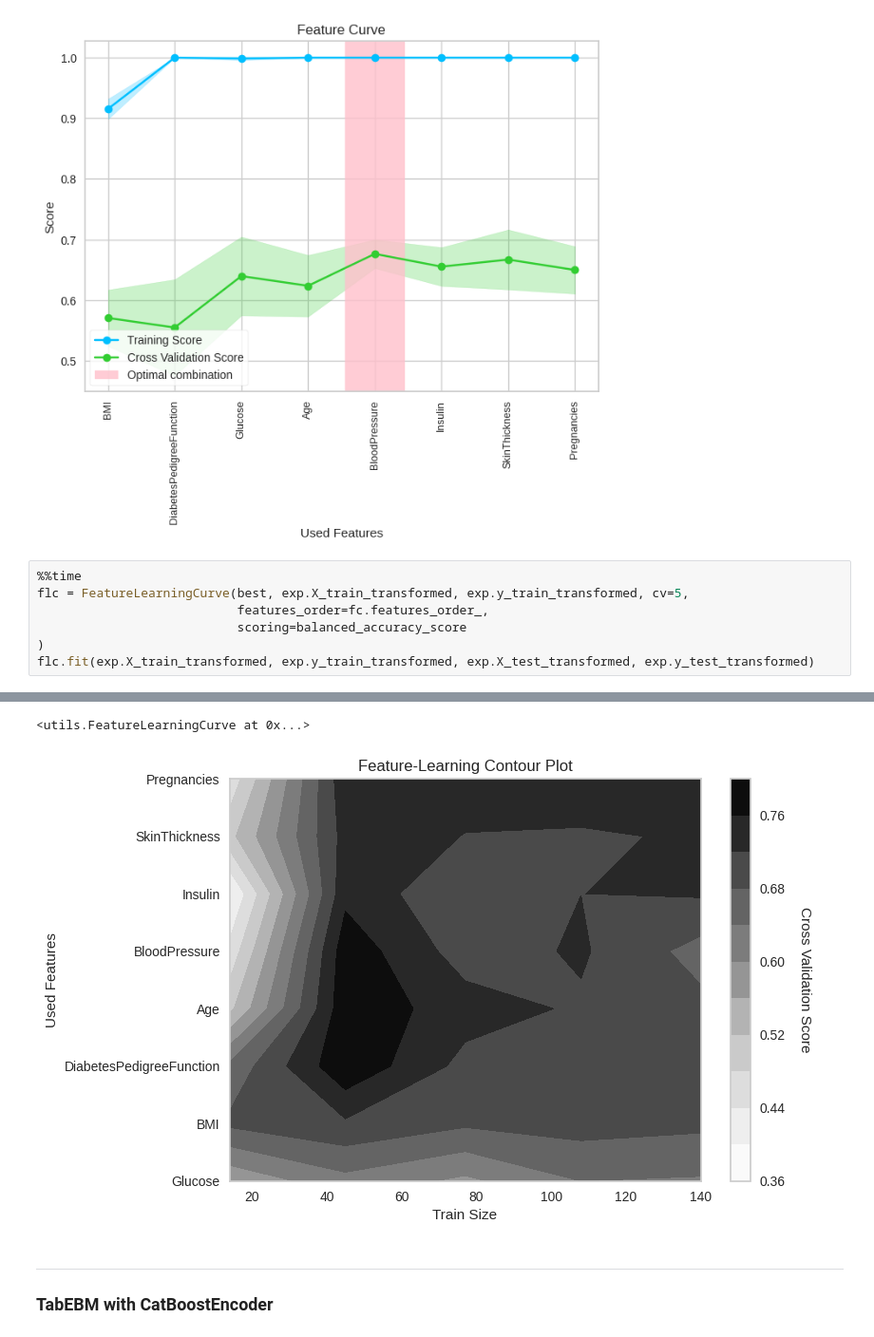
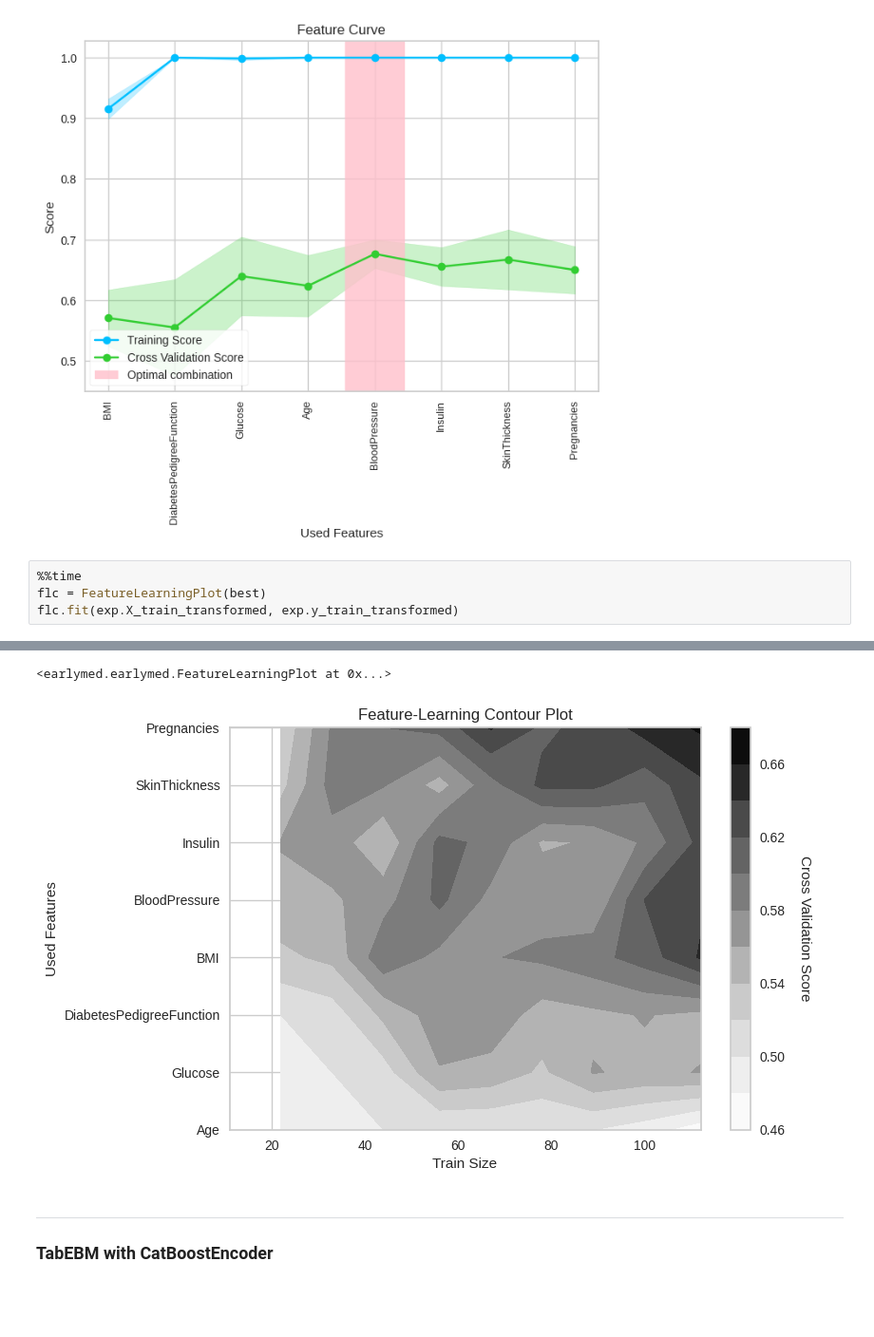
Before and after one commit to Mb-NextTime/early-med, a Jupyter notebook: examples/diabeties.ipynb, the cells around one changed output, grey strips where cells are left out. Shown at 95% size. Drawn from its saved outputs; the diff is of its cells as text; blank space fills up the shorter version.

```diff
--- a/examples/diabeties.ipynb
+++ b/examples/diabeties.ipynb
@@ -145,9 +145,6 @@ fc.fit(exp.X_train_transformed, exp.y_train_transformed)
 [figure]
 # %%
 %%time
-flc = FeatureLearningCurve(best, exp.X_train_transformed, exp.y_train_transformed, cv=5,
-                           features_order=fc.features_order_,
-                           scoring=balanced_accuracy_score
-)
-flc.fit(exp.X_train_transformed, exp.y_train_transformed, exp.X_test_transformed, exp.y_test_transformed)
+flc = FeatureLearningPlot(best)
+flc.fit(exp.X_train_transformed, exp.y_train_transformed)
 # %% [output]
@@ -156,5 +153,5 @@ Wall time: 10.4 s
-<utils.FeatureLearningCurve at 0x...>
+<earlymed.earlymed.FeatureLearningPlot at 0x...>
-[figure, old version]
+[figure, new version]
 # %% [markdown]
 ---
 ### TabEBM with CatBoostEncoder
```
Also changed, not shown: parts of 1 cell of this notebook.
